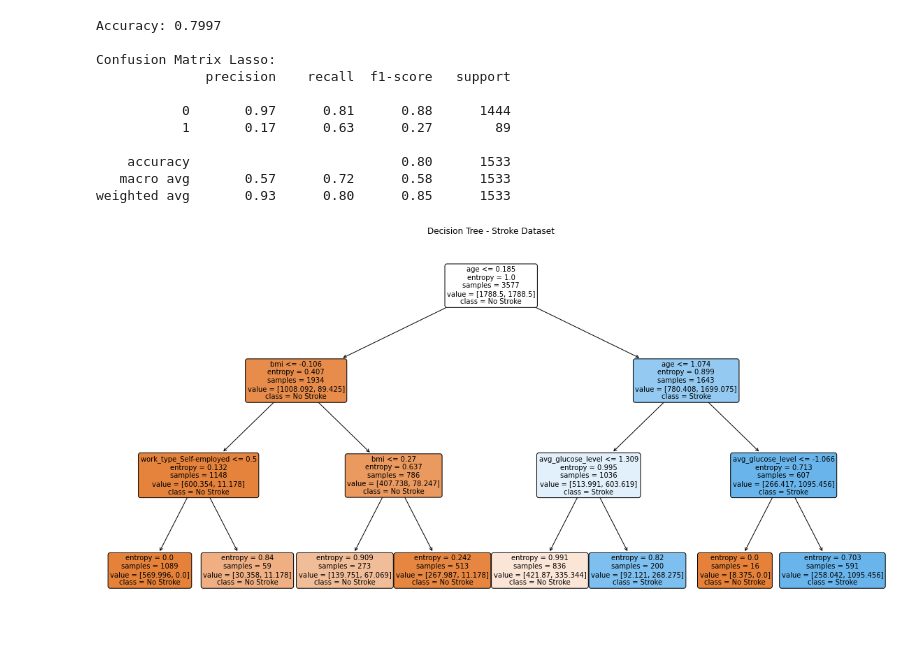
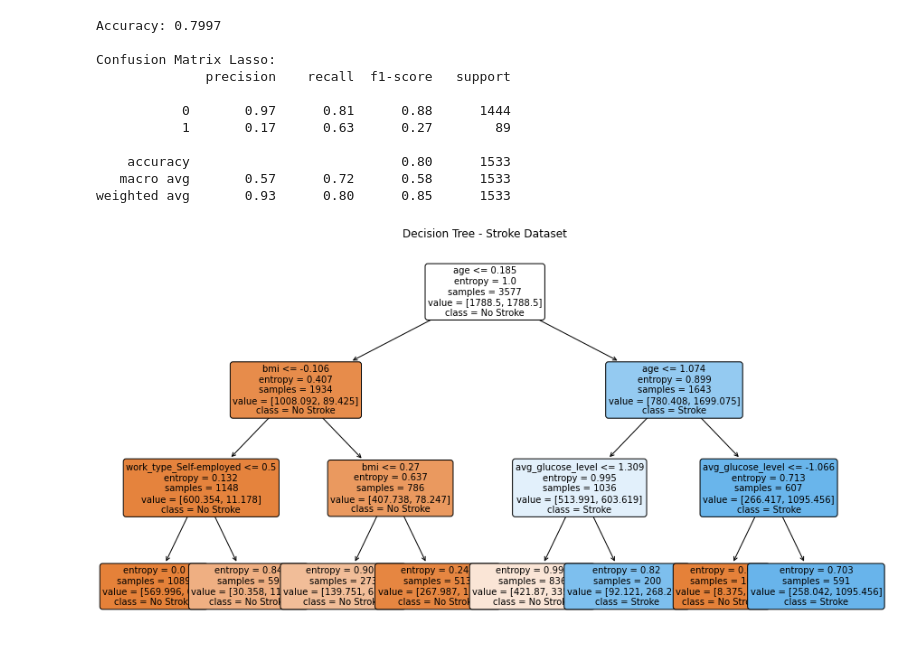
Before and after one commit to WanjikuKahoro/SUPERVISED_ML_PROJECT_PHASE3, a Jupyter notebook: index.ipynb, the cells around one changed output. Cells and saved outputs as stored; diff of their text form; code cells hidden in the pictures.

```diff
--- a/index.ipynb
+++ b/index.ipynb
@@ -431,22 +560,21 @@ Confusion Matrix Lasso:
    macro avg       0.57      0.72      0.58      1533
 weighted avg       0.93      0.80      0.85      1533
 # %%
-# --- Visualize the tree ---
-
+# Visualize the tree
 # Define your human-readable class names
 current_features = X_train_processed.columns.tolist()
 target_labels = ["No Stroke", "Stroke"]
 
-plt.figure(figsize=(20,10))
+plt.figure(figsize=(15,8))
 plot_tree(
     clf2,
     feature_names= current_features,
     class_names=target_labels,
     filled=True,           # Colors nodes by class
     rounded=True,
     fontsize=10
 )
 plt.title("Decision Tree - Stroke Dataset")
 plt.show()
 # %% [output]
-[figure, old version]
+[figure, new version]
```
Also changed, not shown: parts of 51 cells of this notebook.
